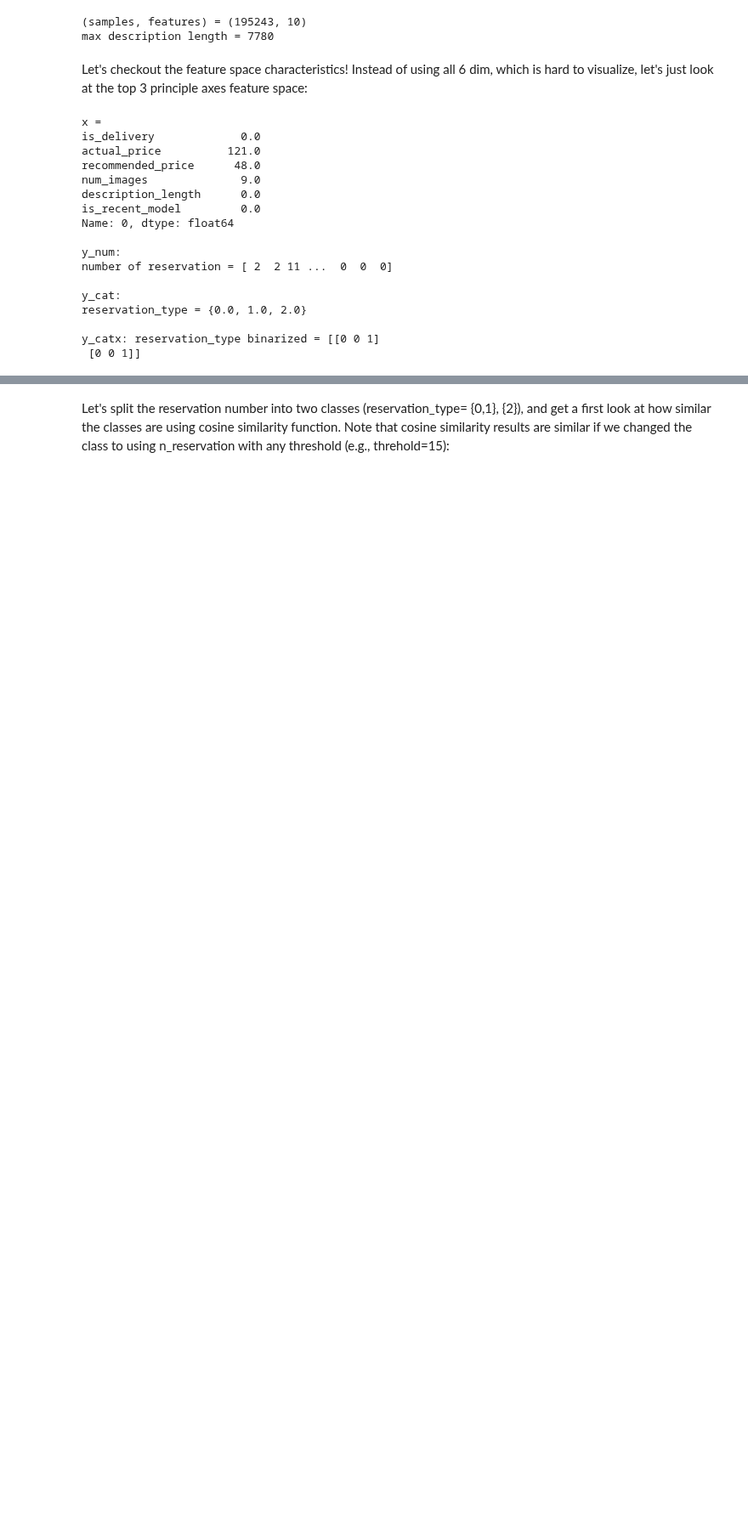
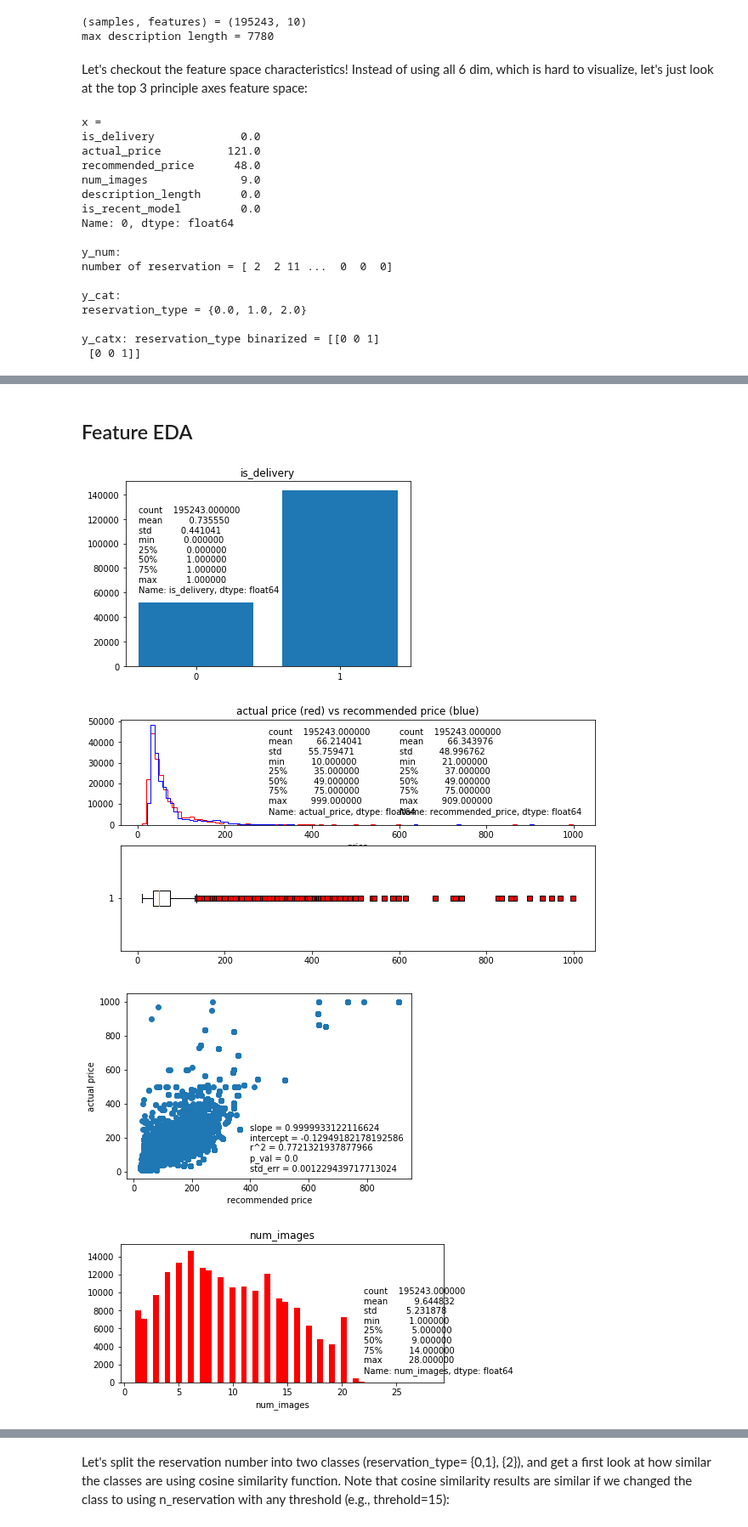
Before and after one commit to ginochen/Dual-branched_DNN_SVM, a Jupyter notebook: Dual_branched_DNN_SVM.ipynb, the cells around one changed output, grey strips where cells are left out. Shown at 85% size. Saved outputs shown, nothing was run; the diff lists cells and outputs as text; code cells hidden in the pictures; blank space fills up the shorter version.

```diff
--- a/Dual_branched_DNN_SVM.ipynb
+++ b/Dual_branched_DNN_SVM.ipynb
@@ -160,3 +172,6 @@ reservation_type = {0.0, 1.0, 2.0}
 
 y_catx: reservation_type binarized = [[0 0 1]
  [0 0 1]]
+# %%
+stats = df.describe()
+print(stats)
@@ -162,0 +196,66 @@ y_catx: reservation_type binarized = [[0 0 1]
+# %% [markdown]
+## Feature EDA
+# %%
+
+# is_delivery frequencies
+plt.bar(['0','1'],[sum(df['is_delivery']==0),sum(df['is_delivery']==1)])
+plt.title('is_delivery')
+plt.text(-0.4 ,60000, stats['is_delivery'])
+plt.show()
+
+# price
+plt.figure(figsize=(10,5))
+plt.subplot(211)
+plt.title('actual price (red) vs recommended price (blue)')
+plt.hist(df['actual_price'],100,color='r',histtype=u'step')
+plt.hist(df['recommended_price'],100,color='b',histtype=u'step')
+plt.text(300 ,5000, stats['actual_price'])
+plt.text(600 ,5000, stats['recommended_price'])
+plt.xlabel('price')
+#plt.show()
+#plt.figure(figsize=(10,3))
+plt.subplot(212)
+red_square=dict(markerfacecolor='r', marker='s')
+plt.boxplot(df['actual_price'],vert=False, flierprops=red_square)
+plt.show()
+
+
+slope, intercept, r_value, p_value, std_err = scipy.stats.linregress(df['recommended_price'],df['actual_price'])
+plt.text(400,0,'slope = %s \nintercept = %s \nr^2 = %s \np_val = %s \nstd_err = %s'%\
+         (slope, intercept, r_value**2, p_value, std_err))
+plt.scatter(df['recommended_price'],df['actual_price'])
+plt.xlabel('recommended price')
+plt.ylabel('actual price')
+plt.show()
+
+# num_images
+plt.figure(figsize=(15,3))
+plt.subplot(121)
+plt.title('num_images')
+plt.hist(df['num_images'],50,color='r')
+plt.text(22 ,1000, stats['num_images'])
+#plt.hist(df['recommended_price'],100,color='b',histtype=u'step')
+plt.xlabel('num_images')
+plt.show()
+
+# description_length
+plt.figure(figsize=(15,3))
+plt.suptitle('description_length')
+plt.subplot(121)
+plt.title('no scaling')
+plt.hist(df['description_length'],bins=50,color='r')
+plt.text(3000 ,25000, stats['description_length'])
+plt.subplot(122)
+plt.hist(df['description_length'],bins=50,color='r',log=True)
+plt.title('log-scale')
+plt.show()
+
+#plt.subplot(122)
+#plt.bar(df['is_delivery'],100)
+#plt.xlabel('is_delivery')
+#plt.show()
+# %% [output]
+[figure, added]
+[figure, added]
+[figure, added]
+[figure, added]
```
Also changed, not shown: parts of 7 cells of this notebook.
